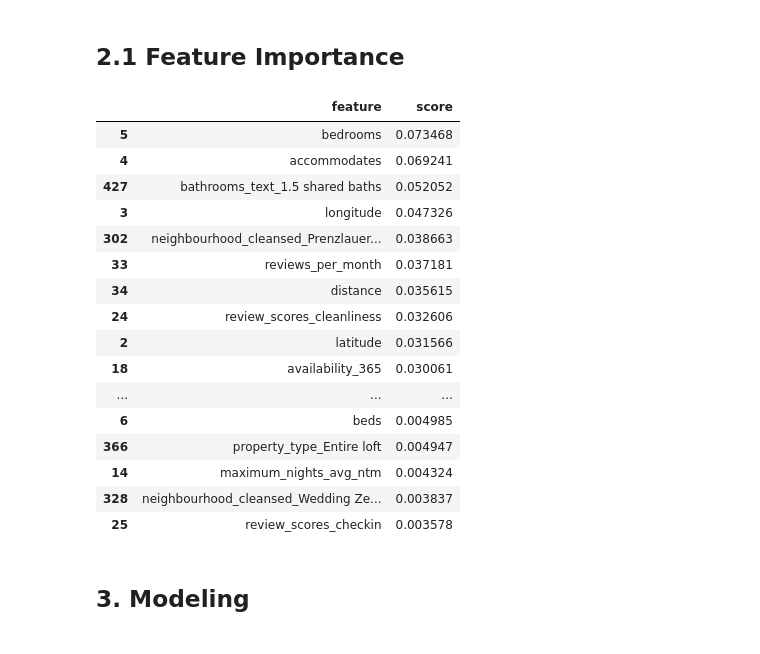
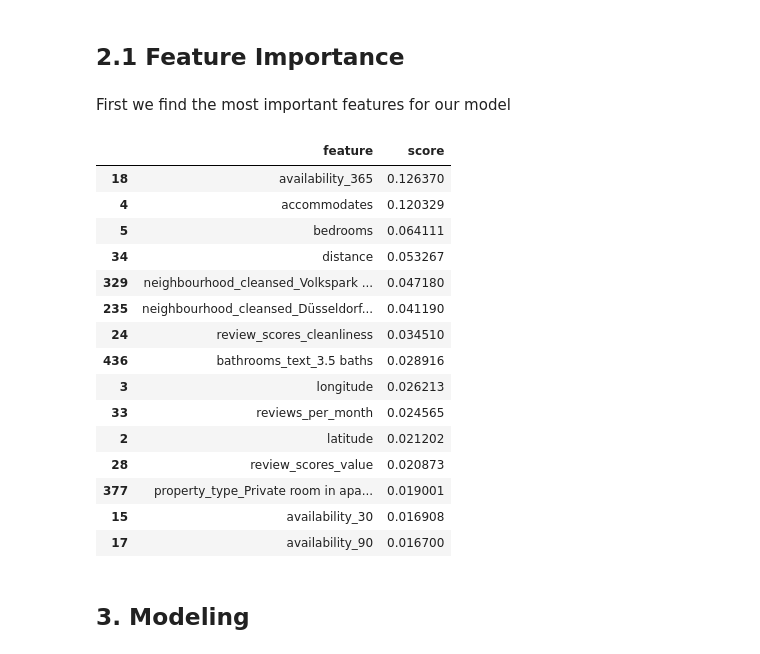
Before and after one commit to wkirui/Airbnb-Price-Prediction, a Jupyter notebook: Airbnb Data Data Processing.ipynb, the cells around one changed output. Saved outputs shown, nothing was run; the diff lists cells and outputs as text; code cells hidden in the pictures.

```diff
--- a/Airbnb Data Data Processing.ipynb
+++ b/Airbnb Data Data Processing.ipynb
@@ -555,7 +581,7 @@ has_availability : 2
 instant_bookable : 2
 # %%
 # create a list of categorical columns to encode
-columns_to_encode = [x for x in reshaped_listings_data_clean.columns if reshaped_listings_data_clean[x].dtype==object]
+columns_to_encode = [x for x in reshaped_listings_data_clean.columns if reshaped_listings_data_clean[x].dtype==object and x !='id']
 
 # use one-hot-encoding
 encoded_listings_data = pd.get_dummies(reshaped_listings_data_clean,
@@ -620,9 +605,0 @@ listings_int_values_df.head(10)
-# %%
-# Impute missing values for integer/float columns
-for col in int_or_float_cols:
-    mean_val = round(np.mean(encoded_listings_data[col]),1)
-    encoded_listings_data[col] = encoded_listings_data[col].fillna(mean_val)
-# %%
-# data overview
-encoded_listings_data['id'] = encoded_listings_data['id'].astype(str)
-encoded_listings_data.head()
@@ -645,3 +612 @@ sns.scatterplot(y='price',x='total',data=x_sum)
 [figure]
-# %%
-encoded_listings_data = encoded_listings_data[encoded_listings_data['price']>0]
@@ -658,51 +613,54 @@ encoded_listings_data.head()
 # %% [markdown]
 ## 2.1 Feature Importance
+# %% [markdown]
+First we find the most important features for our model
 # %%
 # Create first model using random forest regressor
 
 # prepare data for model
 X = encoded_listings_data.drop(['id','price'],axis=1)
 y = encoded_listings_data['price']
 
-# model the data
-model = RandomForestRegressor()
-model.fit(X,y)
+# split data
+X_train,X_test,y_train,y_test = train_test_split(X,y,test_size=0.3,random_state=42)
+
+# fit the model
+model = RandomForestRegressor(n_estimators=1000,n_jobs=-1)
+model.fit(X_train,y_train)
 
 # get feature importance
 feat_importances = model.feature_importances_
-col_list = [x for x in X.columns]
+col_list = [x for x in X_train.columns]
 feat_list = {}
 for i,v in enumerate(feat_importances):
-#     print("Feature: %0d, Score: %.5f" %(i,v))
     feat_list[col_list[i]]=v
 
 # create feature importance dataframe
 feature_importances_df = pd.DataFrame(feat_list.items(),columns=['feature','score'])
 feature_importances_df = feature_importances_df.sort_values('score',ascending=False)
 
 # create a list of top 50 features
-top_50_features_list = [x for x in feature_importances_df[:50]['feature']]
+# top_50_features_list = [x for x in feature_importances_df[:50]['feature']]
 # top_50_features_list = [x for x in feature_importances_df['feature']]
 
-feature_importances_df[0:50]
+feature_importances_df.head(15)
 # %% [output]
 |  | feature | score |
-| 5 | bedrooms | 0.073468 |
-| 4 | accommodates | 0.069241 |
-| 427 | bathrooms_text_1.5 shared baths | 0.052052 |
-| 3 | longitude | 0.047326 |
-| 302 | neighbourhood_cleansed_Prenzlauer... | 0.038663 |
-| 33 | reviews_per_month | 0.037181 |
-| 34 | distance | 0.035615 |
-| 24 | review_scores_cleanliness | 0.032606 |
-| 2 | latitude | 0.031566 |
-| 18 | availability_365 | 0.030061 |
-| ... | ... | ... |
-| 6 | beds | 0.004985 |
-| 366 | property_type_Entire loft | 0.004947 |
-| 14 | maximum_nights_avg_ntm | 0.004324 |
-| 328 | neighbourhood_cleansed_Wedding Ze... | 0.003837 |
-| 25 | review_scores_checkin | 0.003578 |
+| 18 | availability_365 | 0.126370 |
+| 4 | accommodates | 0.120329 |
+| 5 | bedrooms | 0.064111 |
+| 34 | distance | 0.053267 |
+| 329 | neighbourhood_cleansed_Volkspark ... | 0.047180 |
+| 235 | neighbourhood_cleansed_Düsseldorf... | 0.041190 |
+| 24 | review_scores_cleanliness | 0.034510 |
+| 436 | bathrooms_text_3.5 baths | 0.028916 |
+| 3 | longitude | 0.026213 |
+| 33 | reviews_per_month | 0.024565 |
+| 2 | latitude | 0.021202 |
+| 28 | review_scores_value | 0.020873 |
+| 377 | property_type_Private room in apa... | 0.019001 |
+| 15 | availability_30 | 0.016908 |
+| 17 | availability_90 | 0.016700 |
 # %% [markdown]
 ## 3. Modeling
 # %%
```
Also changed, not shown: parts of 23 cells of this notebook.
